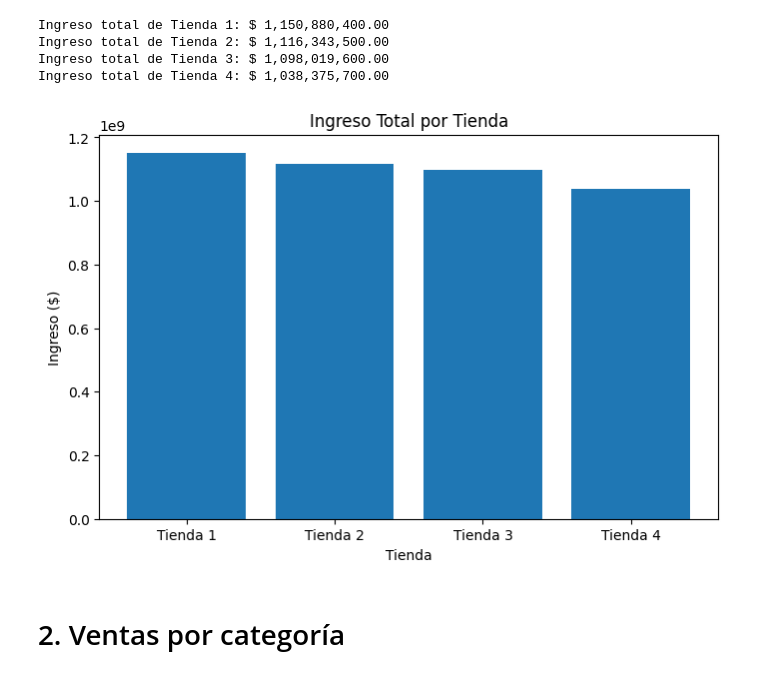
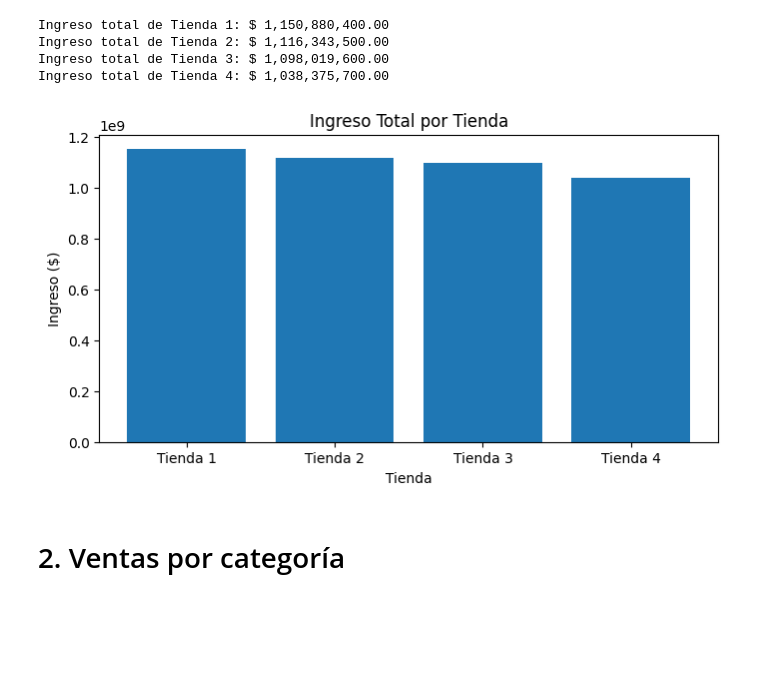
Before and after one commit to erikestradaf21/challenge1-data-science, a Jupyter notebook: AluraStoreLatam.ipynb, the cells around one changed output. Cells and saved outputs as stored; diff of their text form; code cells hidden in the pictures; blank space fills up the shorter version.

```diff
--- a/AluraStoreLatam.ipynb
+++ b/AluraStoreLatam.ipynb
@@ -43,15 +42,15 @@ Ingreso total de Tienda 4: $ 1,038,375,700.00
 # %%
 # Genera un gráfico de barras con los ingresos por tienda (Visualización).
 def graficar_ingresos(nombres: list[str], ingresos: list[float]) -> None:
-    plt.figure(figsize=(8, 5))
+    plt.figure(figsize=(8, 4))
     plt.bar(nombres, ingresos)
     plt.title("Ingreso Total por Tienda")
     plt.ylabel("Ingreso ($)")
     plt.xlabel("Tienda")
 
 graficar_ingresos(nombres, ingresos)
 # %% [output]
-[figure, old version]
+[figure, new version]
 # %% [markdown]
 # 2. Ventas por categoría
 # %%
```
Also changed, not shown: parts of 4 cells of this notebook.
